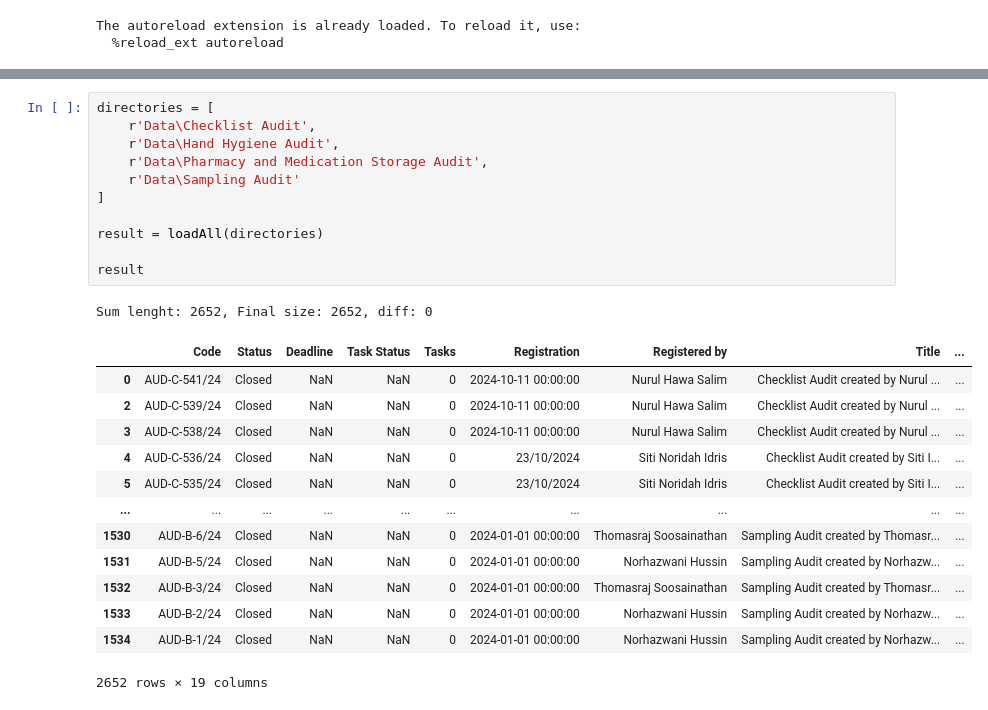
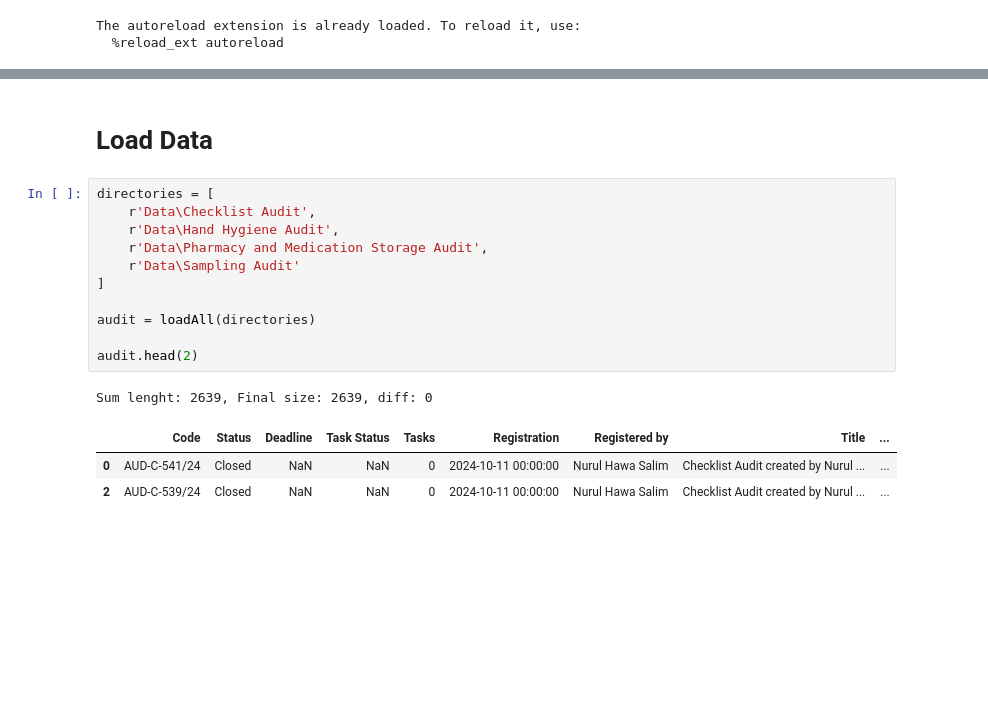
Before and after one commit to AshrafRafizaDaVita/Audit-Tracker, a Jupyter notebook: Audit-Tracker.ipynb, the cells around one changed output, grey strips where cells are left out. Saved outputs shown, nothing was run; the diff lists cells and outputs as text; blank space fills up the shorter version.

```diff
--- a/Audit-Tracker.ipynb
+++ b/Audit-Tracker.ipynb
@@ -26,26 +10,18 @@ result
+# %% [markdown]
+# Load Data
 # %%
 directories = [
     r'Data\Checklist Audit',
     r'Data\Hand Hygiene Audit',
     r'Data\Pharmacy and Medication Storage Audit',
     r'Data\Sampling Audit'
 ]
 
-result = loadAll(directories)
+audit = loadAll(directories)
 
-result
+audit.head(2)
 # %% [output]
-Sum lenght: 2652, Final size: 2652, diff: 0
+Sum lenght: 2639, Final size: 2639, diff: 0
 |  | Code | Status | Deadline | Task Status | Tasks | Registration | Registered by | Title | ... |
 | 0 | AUD-C-541/24 | Closed | NaN | NaN | 0 | 2024-10-11 00:00:00 | Nurul Hawa Salim | Checklist Audit created by Nurul ... | ... |
 | 2 | AUD-C-539/24 | Closed | NaN | NaN | 0 | 2024-10-11 00:00:00 | Nurul Hawa Salim | Checklist Audit created by Nurul ... | ... |
-| 3 | AUD-C-538/24 | Closed | NaN | NaN | 0 | 2024-10-11 00:00:00 | Nurul Hawa Salim | Checklist Audit created by Nurul ... | ... |
-| 4 | AUD-C-536/24 | Closed | NaN | NaN | 0 | 23/10/2024 | Siti Noridah Idris | Checklist Audit created by Siti I... | ... |
-| 5 | AUD-C-535/24 | Closed | NaN | NaN | 0 | 23/10/2024 | Siti Noridah Idris | Checklist Audit created by Siti I... | ... |
-| ... | ... | ... | ... | ... | ... | ... | ... | ... | ... |
-| 1530 | AUD-B-6/24 | Closed | NaN | NaN | 0 | 2024-01-01 00:00:00 | Thomasraj Soosainathan | Sampling Audit created by Thomasr... | ... |
-| 1531 | AUD-B-5/24 | Closed | NaN | NaN | 0 | 2024-01-01 00:00:00 | Norhazwani Hussin | Sampling Audit created by Norhazw... | ... |
-| 1532 | AUD-B-3/24 | Closed | NaN | NaN | 0 | 2024-01-01 00:00:00 | Thomasraj Soosainathan | Sampling Audit created by Thomasr... | ... |
-| 1533 | AUD-B-2/24 | Closed | NaN | NaN | 0 | 2024-01-01 00:00:00 | Norhazwani Hussin | Sampling Audit created by Norhazw... | ... |
-| 1534 | AUD-B-1/24 | Closed | NaN | NaN | 0 | 2024-01-01 00:00:00 | Norhazwani Hussin | Sampling Audit created by Norhazw... | ... |
-2652 rows × 19 columns
```
Also changed, not shown: parts of 6 cells of this notebook, 1 other file.
